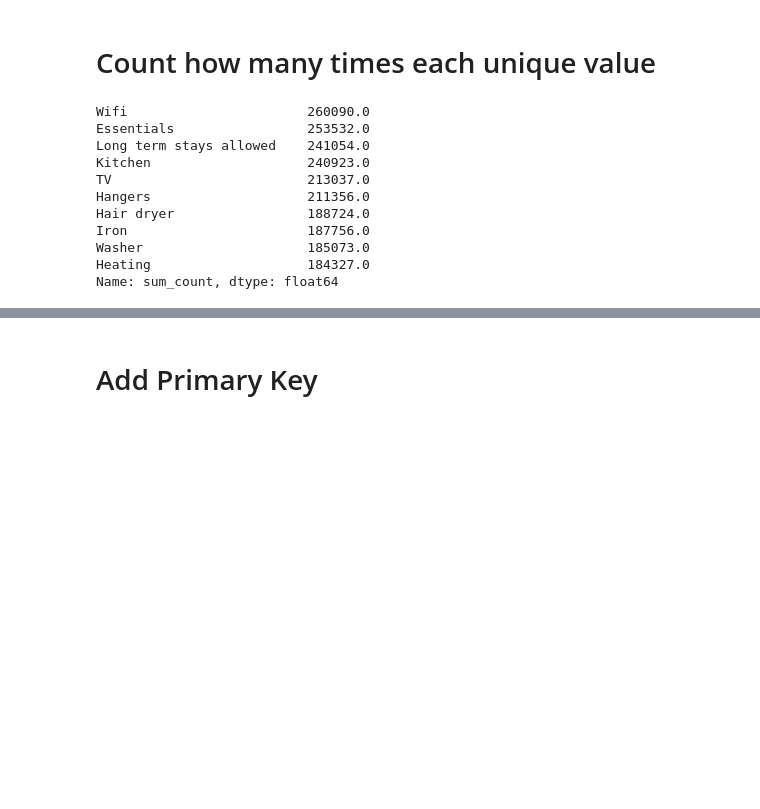
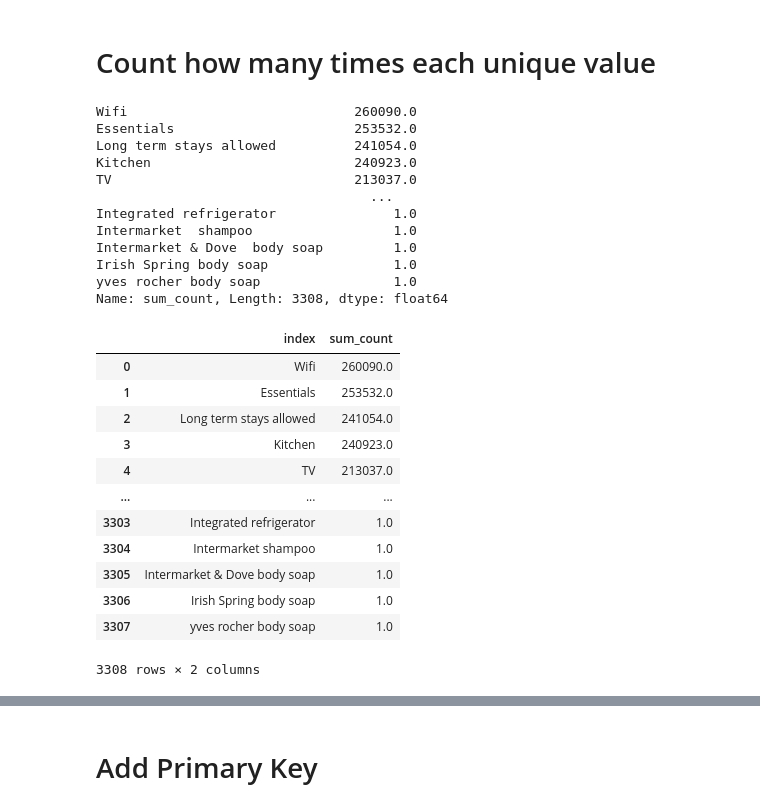
Before and after one commit to felixL91/Data-analysis-Python, a Jupyter notebook: Air Bnb row split .ipynb, the cells around one changed output, grey strips where cells are left out. Saved outputs shown, nothing was run; the diff lists cells and outputs as text; code cells hidden in the pictures; blank space fills up the shorter version.

```diff
--- a/Air Bnb row split .ipynb
+++ b/Air Bnb row split .ipynb
@@ -78,16 +57,35 @@ count.sort_values("sum_count", axis = 0, ascending = False,
 # %%
 #display the most recurent
 count2=count["sum_count"]
-count2.head(10)
+count2
 # %% [output]
-Wifi                       260090.0
-Essentials                 253532.0
-Long term stays allowed    241054.0
-Kitchen                    240923.0
-TV                         213037.0
-Hangers                    211356.0
-Hair dryer                 188724.0
-Iron                       187756.0
-Washer                     185073.0
-Heating                    184327.0
-Name: sum_count, dtype: float64
+Wifi                             260090.0
+Essentials                       253532.0
+Long term stays allowed          241054.0
+Kitchen                          240923.0
+TV                               213037.0
+                                   ...
+Integrated refrigerator               1.0
+Intermarket  shampoo                  1.0
+Intermarket & Dove  body soap         1.0
+Irish Spring body soap                1.0
+yves rocher body soap                 1.0
+Name: sum_count, Length: 3308, dtype: float64
+# %%
+# count2 wasn't a dataframe anymore and the names of amenities was the index
+count3=count2.to_frame().reset_index()
+count3
+# %% [output]
+|  | index | sum_count |
+| 0 | Wifi | 260090.0 |
+| 1 | Essentials | 253532.0 |
+| 2 | Long term stays allowed | 241054.0 |
+| 3 | Kitchen | 240923.0 |
+| 4 | TV | 213037.0 |
+| ... | ... | ... |
+| 3303 | Integrated refrigerator | 1.0 |
+| 3304 | Intermarket shampoo | 1.0 |
+| 3305 | Intermarket & Dove body soap | 1.0 |
+| 3306 | Irish Spring body soap | 1.0 |
+| 3307 | yves rocher body soap | 1.0 |
+3308 rows × 2 columns
```
Also changed, not shown: parts of 23 cells of this notebook.
